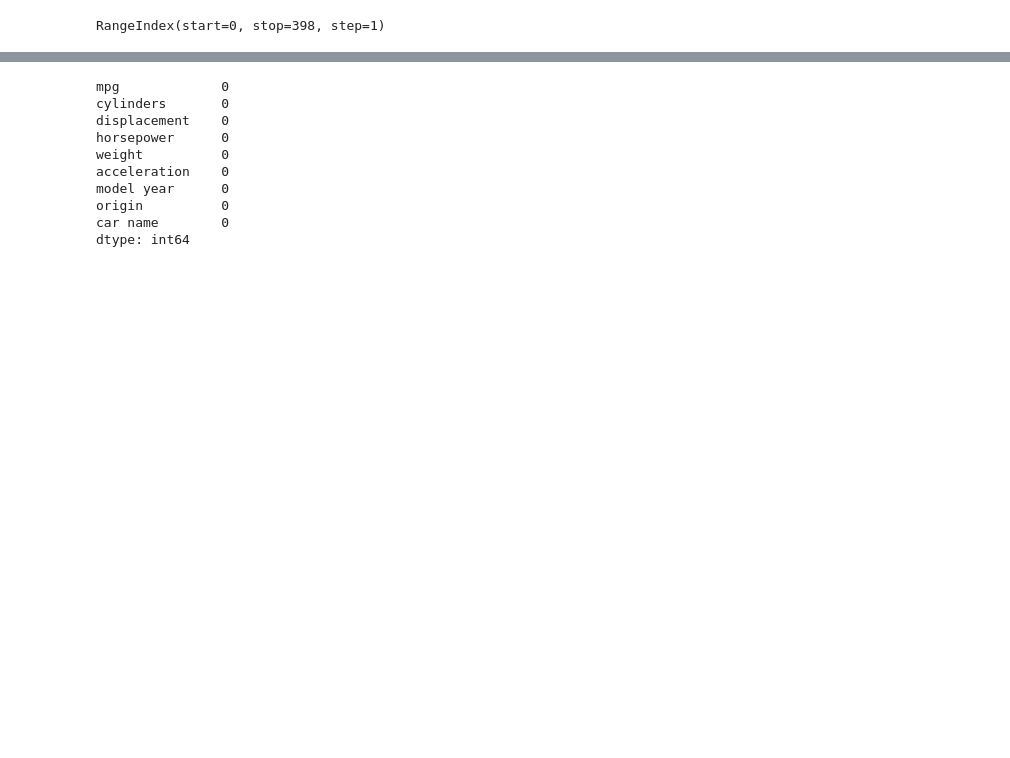
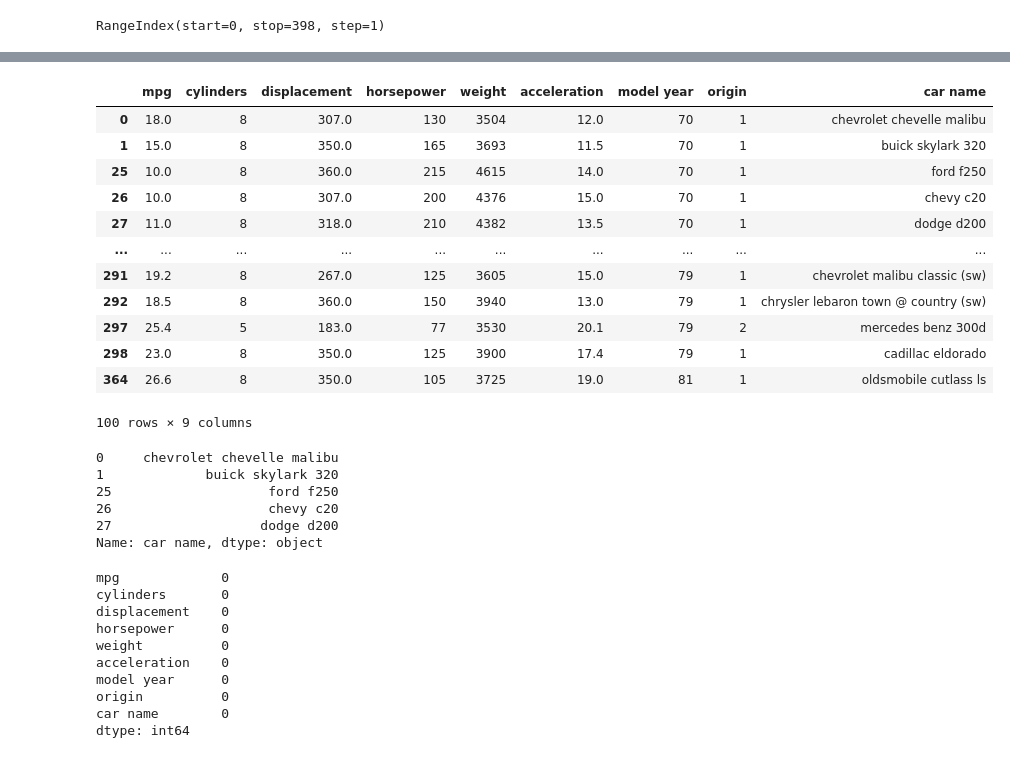
Before and after one commit to azieky/nyc-mhtn-ds-080320-lectures, a Jupyter notebook: Mod_1/Intro_to_libraries_1.ipynb, the cells around one changed output, grey strips where cells are left out. Saved outputs shown, nothing was run; the diff lists cells and outputs as text; code cells hidden in the pictures; blank space fills up the shorter version.

```diff
--- a/Mod_1/Intro_to_libraries_1.ipynb
+++ b/Mod_1/Intro_to_libraries_1.ipynb
@@ -189,3 +205,28 @@ df[df['weight'] > 3000]
+# %%
+df[(df['weight'] > 3500) & (df['acceleration'] > 10)]
+# %% [output]
+|  | mpg | cylinders | displacement | horsepower | weight | acceleration | model year | origin | car name |
+| 0 | 18.0 | 8 | 307.0 | 130 | 3504 | 12.0 | 70 | 1 | chevrolet chevelle malibu |
+| 1 | 15.0 | 8 | 350.0 | 165 | 3693 | 11.5 | 70 | 1 | buick skylark 320 |
+| 25 | 10.0 | 8 | 360.0 | 215 | 4615 | 14.0 | 70 | 1 | ford f250 |
+| 26 | 10.0 | 8 | 307.0 | 200 | 4376 | 15.0 | 70 | 1 | chevy c20 |
+| 27 | 11.0 | 8 | 318.0 | 210 | 4382 | 13.5 | 70 | 1 | dodge d200 |
+| ... | ... | ... | ... | ... | ... | ... | ... | ... | ... |
+| 291 | 19.2 | 8 | 267.0 | 125 | 3605 | 15.0 | 79 | 1 | chevrolet malibu classic (sw) |
+| 292 | 18.5 | 8 | 360.0 | 150 | 3940 | 13.0 | 79 | 1 | chrysler lebaron town @ country (sw) |
+| 297 | 25.4 | 5 | 183.0 | 77 | 3530 | 20.1 | 79 | 2 | mercedes benz 300d |
+| 298 | 23.0 | 8 | 350.0 | 125 | 3900 | 17.4 | 79 | 1 | cadillac eldorado |
+| 364 | 26.6 | 8 | 350.0 | 105 | 3725 | 19.0 | 81 | 1 | oldsmobile cutlass ls |
+100 rows × 9 columns
+# %%
+df[(df['weight'] > 3500) & (df['acceleration'] > 10)]['car name'][:5]
+# %% [output]
+0     chevrolet chevelle malibu
+1             buick skylark 320
+25                    ford f250
+26                    chevy c20
+27                   dodge d200
+Name: car name, dtype: object
 # %%
 # examine whether we have missing value - it could really affect the data!
 df.isnull().sum()
```
Also changed, not shown: parts of 18 cells of this notebook, 3 other files.
